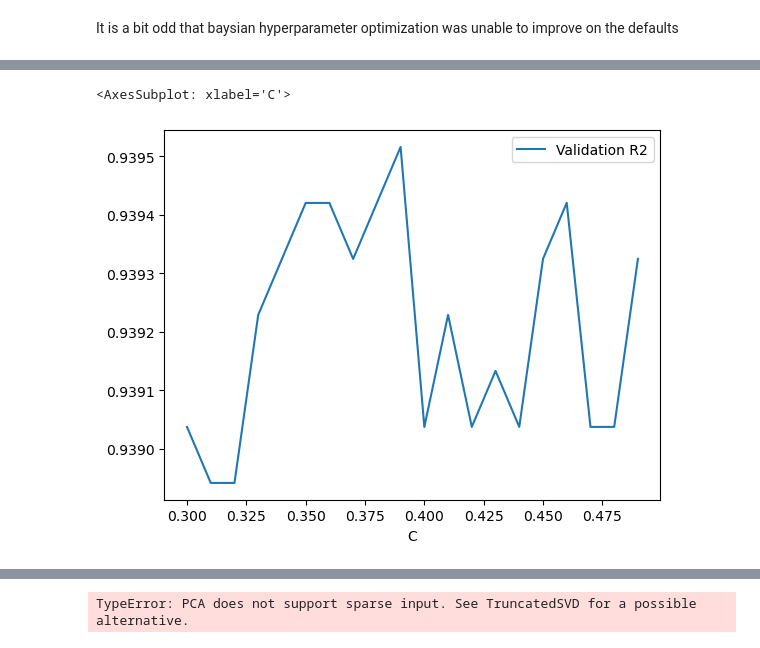
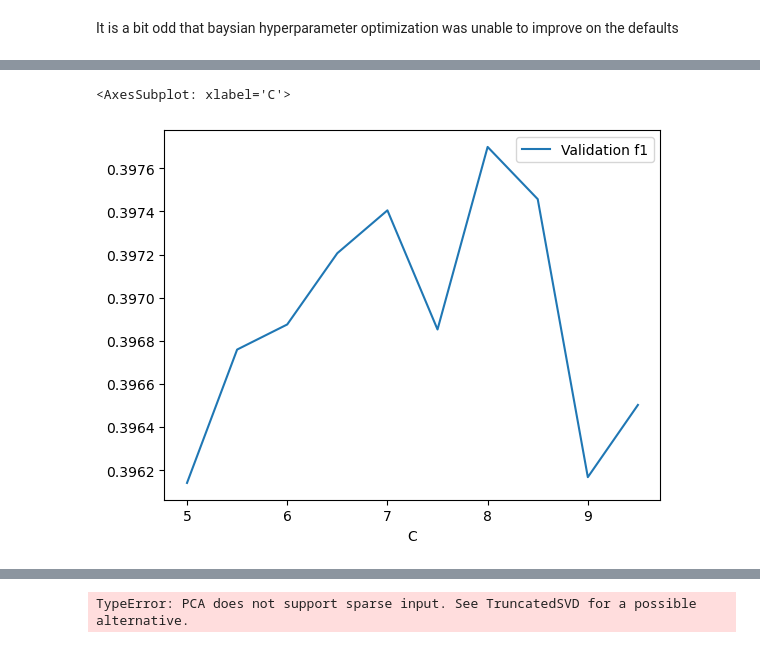
Before and after one commit to rhit-joensbj/quora-ml-project, a Jupyter notebook: SVM.ipynb, the cells around one changed output, grey strips where cells are left out. Cells and saved outputs as stored; diff of their text form; code cells hidden in the pictures.

```diff
--- a/SVM.ipynb
+++ b/SVM.ipynb
@@ -241,6 +276,5 @@ y_sample[y_train==0].shape[0]/y_sample.shape[0]
 # %% [markdown]
 It is a bit odd that baysian hyperparameter optimization was unable to improve on the defaults
 # %%
-svm.fit(X_train,y_train)
-svm.score(X_test,y_test)
+cross_validate(svm,X_sample,y_sample,scoring=make_scorer(f1_score))['test_score'].mean()
 # %% [output]
@@ -248,7 +282,8 @@ svm.score(X_test,y_test)
 # %%
+X_sample, X_remainder, y_sample, y_remainder = train_test_split(tfidf_train,y_train,train_size=.05)
 from sklearn.model_selection import GridSearchCV
 grid = {'C':(.9**np.arange(-10,10))}
-grid_cv = GridSearchCV(LinearSVC(),param_grid=grid,n_jobs=-1)
+grid_cv = GridSearchCV(LinearSVC(),param_grid=grid,n_jobs=-1,scoring=make_scorer(f1_score))
 grid_cv.fit(X_sample,y_sample)
 # %% [output]
 GridSearchCV(estimator=LinearSVC(), n_jobs=-1,
@@ -276,6 +312,6 @@ grid_results.plot(x='C',y='Validation R2')
 # %%
-grid = {'C':(2.0**np.arange(-20,0))}
-grid_cv = GridSearchCV(LinearSVC(),param_grid=grid,n_jobs=-1)
+grid = {'C':(2.0**np.arange(0,20))}
+grid_cv = GridSearchCV(LinearSVC(),param_grid=grid,n_jobs=-1,scoring=make_scorer(f1_score))
 grid_cv.fit(X_sample,y_sample)
 grid_cv.best_score_
 # %% [output]
@@ -291,6 +327,6 @@ grid_results.plot(x='C',y='Validation R2')
 # %%
-grid = {'C':(np.arange(.25,1.0,.05))}
-grid_cv = GridSearchCV(LinearSVC(),param_grid=grid,n_jobs=-1)
+grid = {'C':(np.arange(1,20,2))}
+grid_cv = GridSearchCV(LinearSVC(),param_grid=grid,n_jobs=-1,scoring=make_scorer(f1_score))
 grid_cv.fit(X_sample,y_sample)
 grid_cv.best_score_
 # %% [output]
@@ -306,11 +342,11 @@ grid_results.plot(x='C',y='Validation R2')
 # %%
-grid = {'C':(np.arange(.3,.5,.01))}
-grid_cv = GridSearchCV(LinearSVC(),param_grid=grid,n_jobs=-1)
+grid = {'C':(np.arange(5,10,.5))}
+grid_cv = GridSearchCV(LinearSVC(),param_grid=grid,n_jobs=-1,scoring=make_scorer(f1_score))
 grid_cv.fit(X_sample,y_sample)
 grid_results = pd.DataFrame()
 grid_results['C'] = grid['C']
-grid_results['Validation R2'] = grid_cv.cv_results_['mean_test_score']
-grid_results.plot(x='C',y='Validation R2')
+grid_results['Validation f1'] = grid_cv.cv_results_['mean_test_score']
+grid_results.plot(x='C',y='Validation f1')
 # %% [output]
 <AxesSubplot: xlabel='C'>
-[figure, old version]
+[figure, new version]
```
Also changed, not shown: parts of 50 cells of this notebook, 1 other file.
